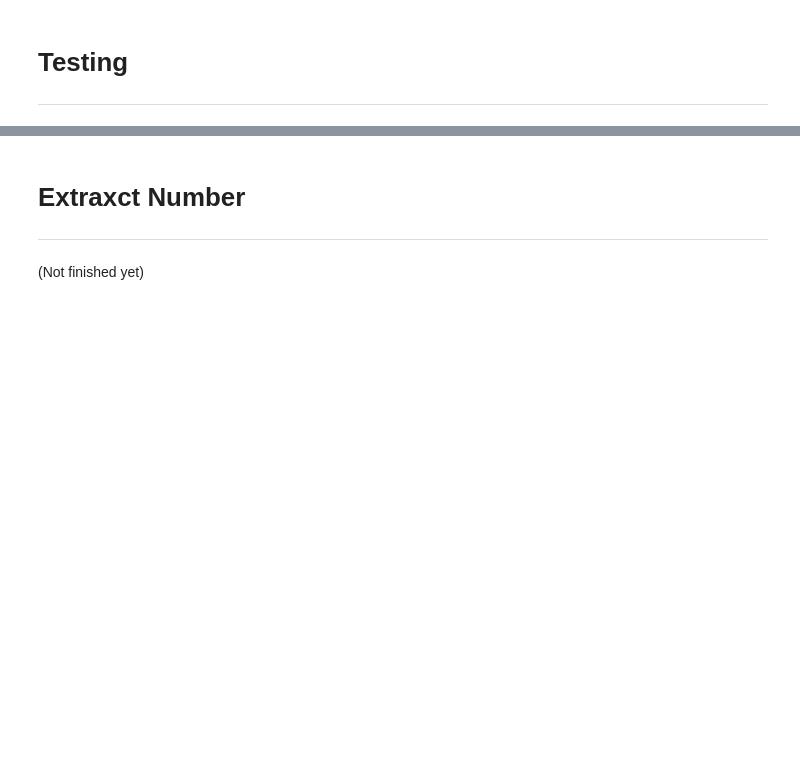
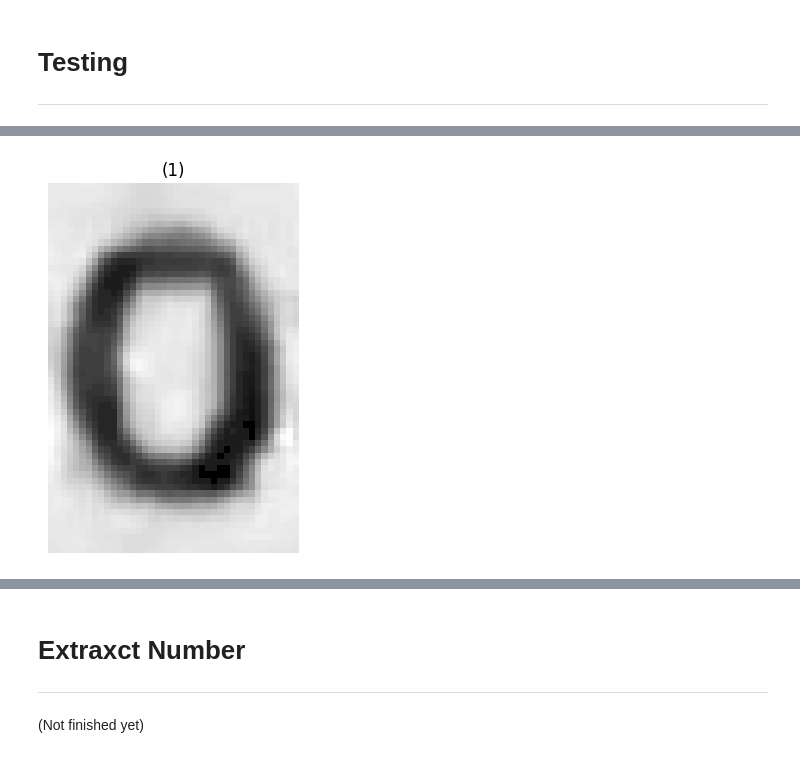
Before and after one commit to HebaBoudy/Receipt-Info-Extractor, a Jupyter notebook: code/final_cropping.ipynb, the cells around one changed output, grey strips where cells are left out. Cells and saved outputs as stored; diff of their text form; code cells hidden in the pictures; blank space fills up the shorter version.

```diff
--- a/code/final_cropping.ipynb
+++ b/code/final_cropping.ipynb
@@ -332,0 +340,9 @@ show_images([image, reciept], ["Original Image", "Transformed Image"])
+# %%
+# Load digit templates (e.g., templates for 0-9)
+digitTemplates = {}
+for digit in [0,1,3,4,5,6,7,8,9]:
+    templatePath = f"../templates/{digit}.png"
+    digitTemplates[digit] = cv2.imread(templatePath, cv2.IMREAD_GRAYSCALE)
+show_images([digitTemplates[0]])
+# %% [output]
+[figure, added]
```
Also changed, not shown: parts of 6 cells of this notebook.
